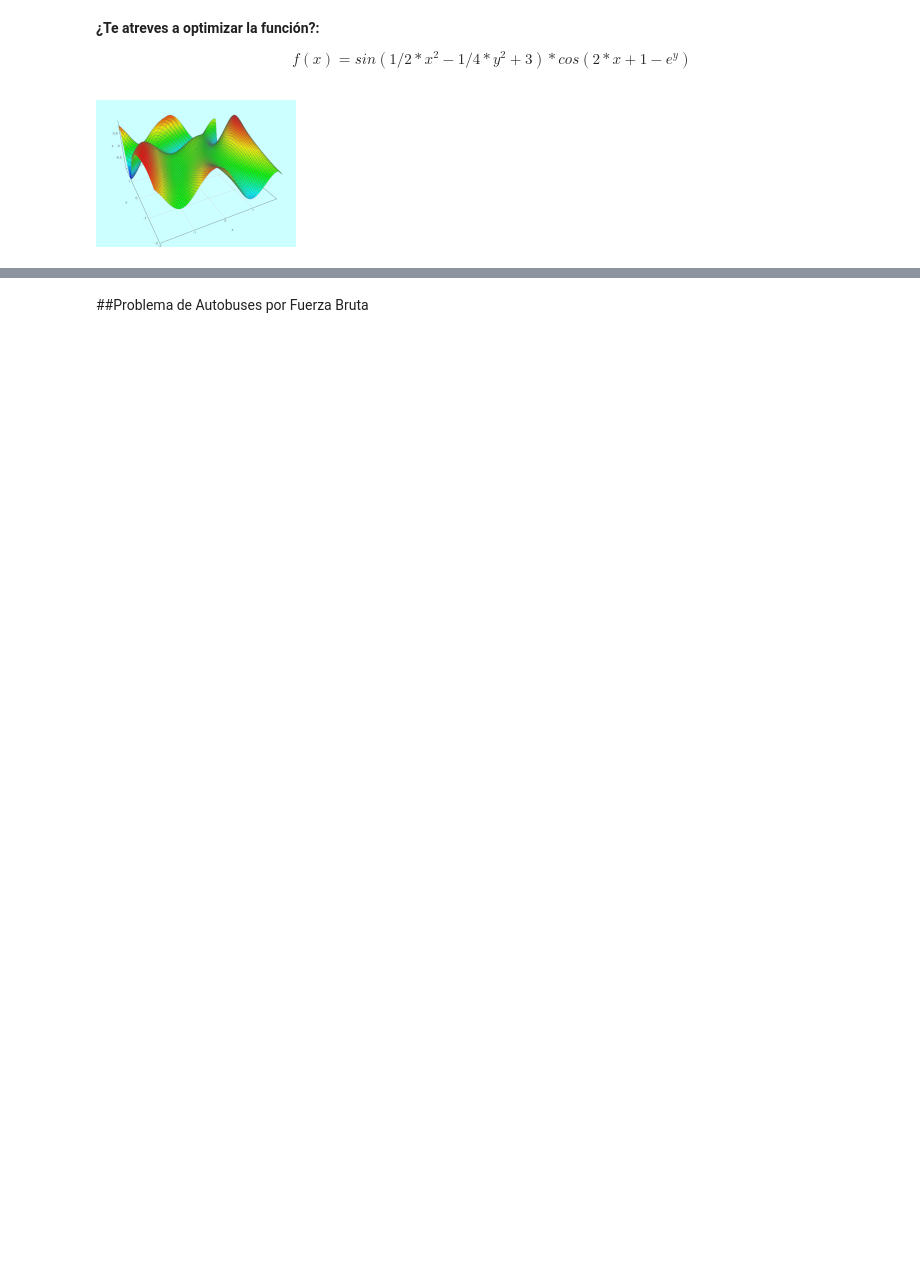
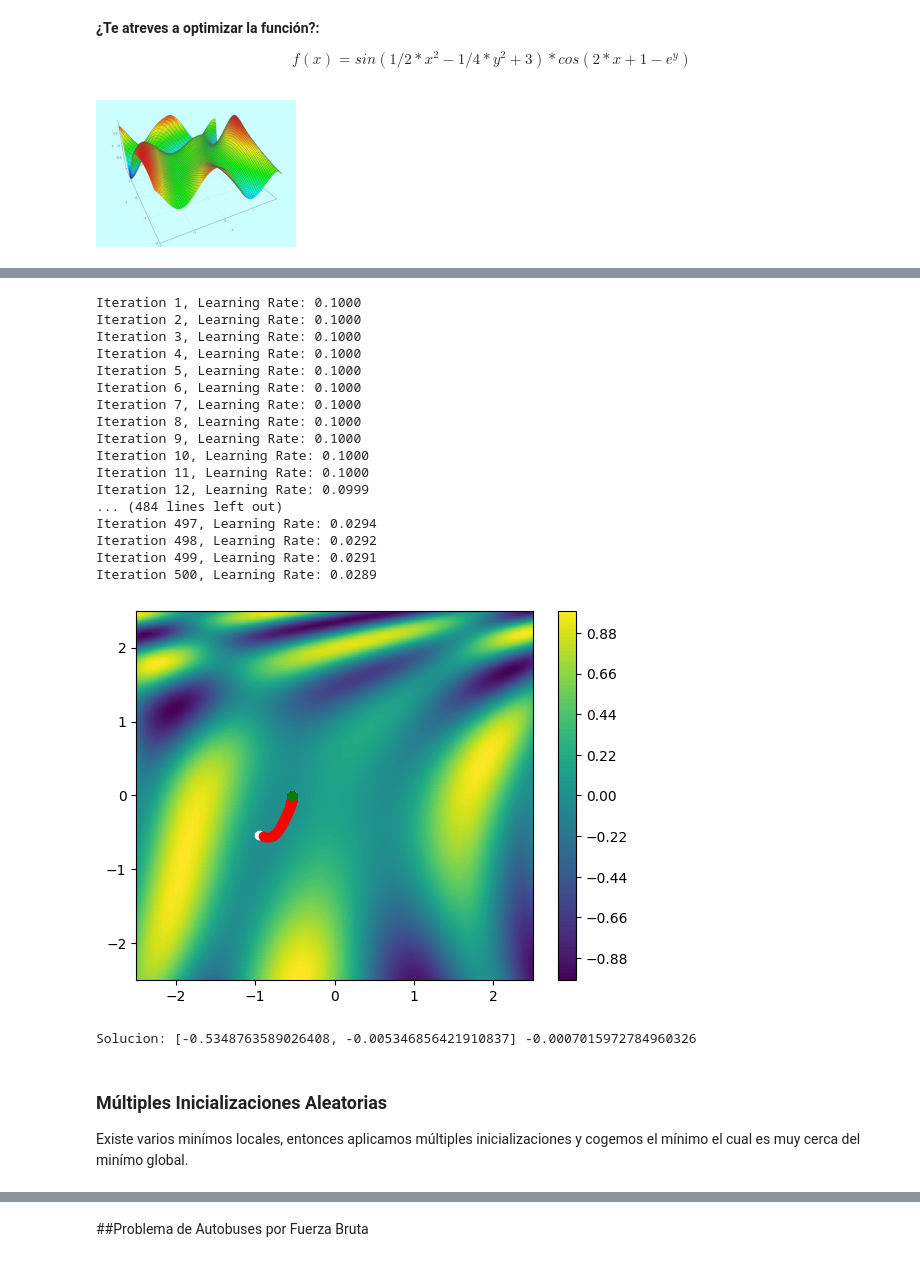
Before and after one commit to wgcv/03MAIR-Algoritmos-de-Optimizacion, a Jupyter notebook: AG2/Algoritmos_AG3.ipynb, the cells around one changed output, grey strips where cells are left out. Drawn from its saved outputs; the diff is of its cells as text; code cells hidden in the pictures; blank space fills up the shorter version.

```diff
--- a/AG2/Algoritmos_AG3.ipynb
+++ b/AG2/Algoritmos_AG3.ipynb
@@ -704,0 +748,62 @@ f= lambda X: math.sin(1/2 * X[0]**2 - 1/4 * X[1]**2 + 3) *math.cos(2*X[0] + 1 -
+# %%
+#Prepara los datos para dibujar mapa de niveles de Z
+resolucion = 100
+rango=2.5
+
+X=np.linspace(-rango,rango,resolucion)
+Y=np.linspace(-rango,rango,resolucion)
+Z=np.zeros((resolucion,resolucion))
+for ix,x in enumerate(X):
+  for iy,y in enumerate(Y):
+    Z[iy,ix] = f([x,y])
+
+#Pinta el mapa de niveles de Z
+plt.contourf(X,Y,Z,resolucion)
+plt.colorbar()
+
+#Generamos un punto aleatorio inicial y pintamos de blanco
+P=[random.uniform(-1,1  ),random.uniform(-1,1 ) ]
+plt.plot(P[0],P[1],"o",c="white")
+
+#Tasa de aprendizaje. Fija. Sería más efectivo reducirlo a medida que nos acercamos.
+TA=.1
+
+#Iteraciones:500
+for i in range(500):
+  grad = df(P)
+  #print(P,grad)
+  P[0],P[1] = P[0] - TA*grad[0] , P[1] - TA*grad[1]
+  plt.plot(P[0],P[1],"o",c="red")
+  print(f"Iteration {i+1}, Learning Rate: {TA:.4f}")
+
+  TA = TA / (1 + i/100000)
+
+
+
+#Dibujamos el punto final y pintamos de verde
+plt.plot(P[0],P[1],"o",c="green")
+plt.show()
+print("Solucion:" , P , f(P))
+# %% [output]
+Iteration 1, Learning Rate: 0.1000
+Iteration 2, Learning Rate: 0.1000
+Iteration 3, Learning Rate: 0.1000
+Iteration 4, Learning Rate: 0.1000
+Iteration 5, Learning Rate: 0.1000
+Iteration 6, Learning Rate: 0.1000
+Iteration 7, Learning Rate: 0.1000
+Iteration 8, Learning Rate: 0.1000
+Iteration 9, Learning Rate: 0.1000
+Iteration 10, Learning Rate: 0.1000
+Iteration 11, Learning Rate: 0.1000
+Iteration 12, Learning Rate: 0.0999
+... (484 lines left out)
+Iteration 497, Learning Rate: 0.0294
+Iteration 498, Learning Rate: 0.0292
+Iteration 499, Learning Rate: 0.0291
+Iteration 500, Learning Rate: 0.0289
+[figure, added]
+Solucion: [-0.5348763589026408, -0.005346856421910837] -0.0007015972784960326
+# %% [markdown]
+### Múltiples Inicializaciones Aleatorias
+Existe varios minímos locales, entonces aplicamos múltiples inicializaciones y cogemos el mínimo el cual es muy cerca del minímo global.
```
Also changed, not shown: parts of 11 cells of this notebook.
